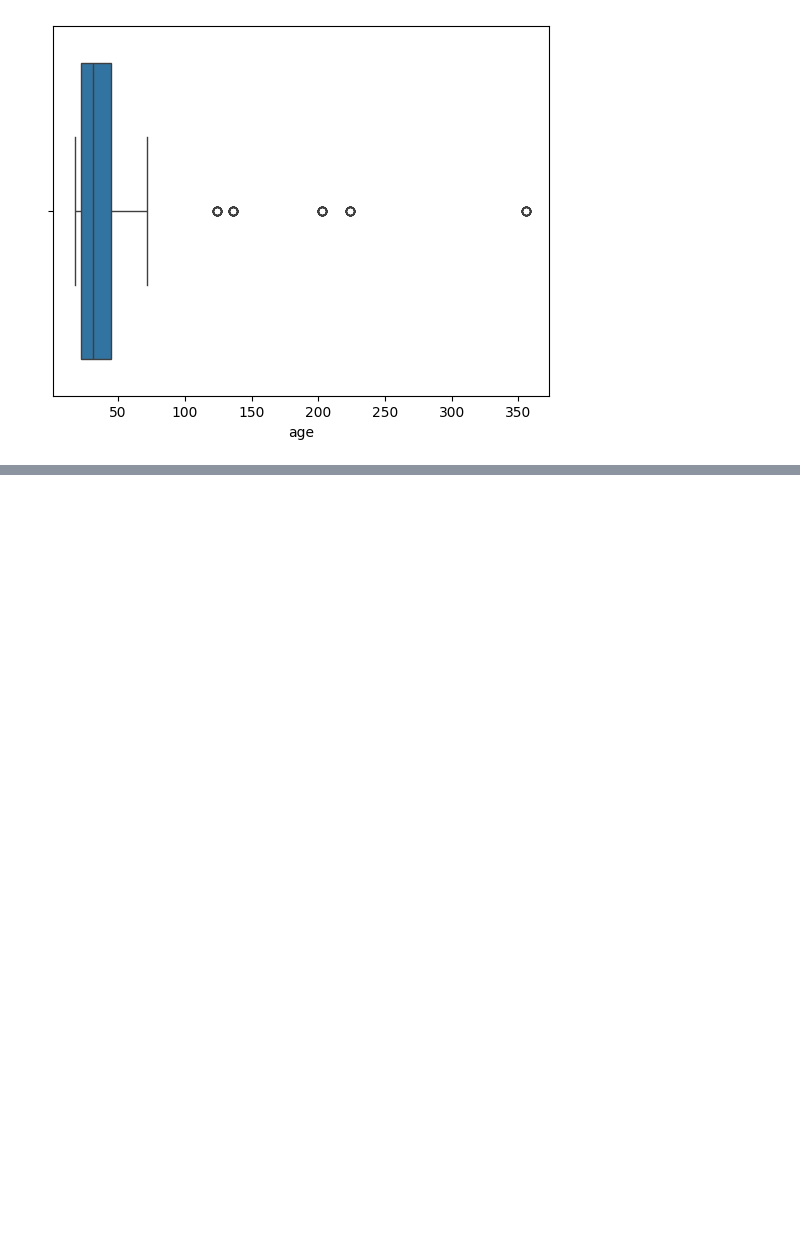
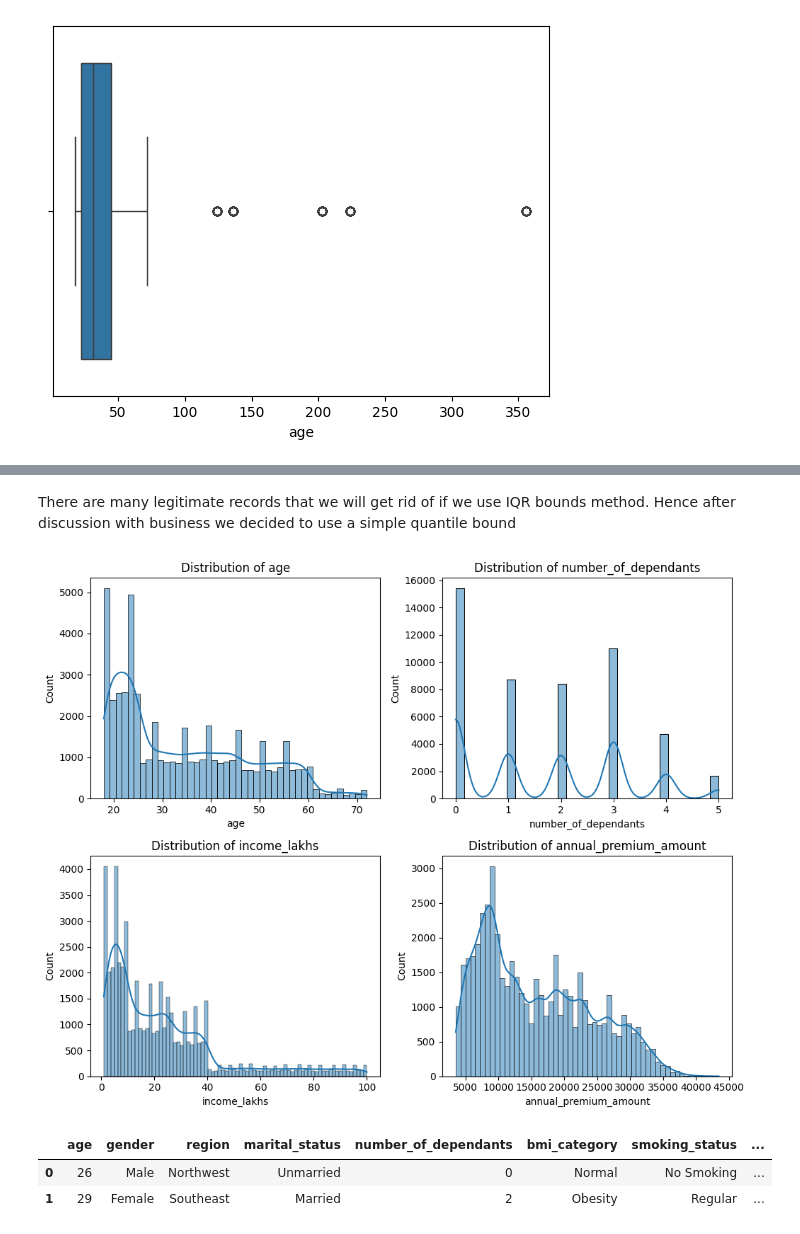
Before and after one commit to malviynjali11/HealthCare-Premium-ML-Regression-Project, a Jupyter notebook: main.ipynb, the cells around one changed output, grey strips where cells are left out. Saved outputs shown, nothing was run; the diff lists cells and outputs as text; code cells hidden in the pictures; blank space fills up the shorter version.

```diff
--- a/main.ipynb
+++ b/main.ipynb
@@ -175,0 +196,3 @@ plt.show()
+# %%
+df1 = df[df.age <= 100].copy()
+df1.describe()
@@ -175,0 +228,3 @@ plt.show()
+# %%
+quantile_threshold = df1.income_lakhs.quantile(0.999)
+quantile_threshold
@@ -175,0 +237,3 @@ plt.show()
+# %%
+df2 = df1[df1.income_lakhs <= quantile_threshold].copy()
+df2.describe()
@@ -175,0 +250,20 @@ plt.show()
+# %% [markdown]
+There are many legitimate records that we will get rid of if we use IQR bounds method. Hence after discussion with business we decided to use a simple quantile bound
+# %%
+fig, axs = plt.subplots(nrows=2, ncols=2, figsize=(10, 8))
+
+for i, col in enumerate(numerical_columns):
+    ax = axs[i//2, i%2] # Determines the position of the subplot in the grid
+    sns.histplot(df2[col], kde=True, ax=ax)
+    ax.set_title(f'Distribution of {col}')
+
+plt.tight_layout()
+plt.show()
+# %% [output]
+[figure, added]
+# %%
+df2.head(2)
+# %% [output]
+|  | age | gender | region | marital_status | number_of_dependants | bmi_category | smoking_status | ... |
+| 0 | 26 | Male | Northwest | Unmarried | 0 | Normal | No Smoking | ... |
+| 1 | 29 | Female | Southeast | Married | 2 | Obesity | Regular | ... |
```
Also changed, not shown: parts of 26 cells of this notebook.
